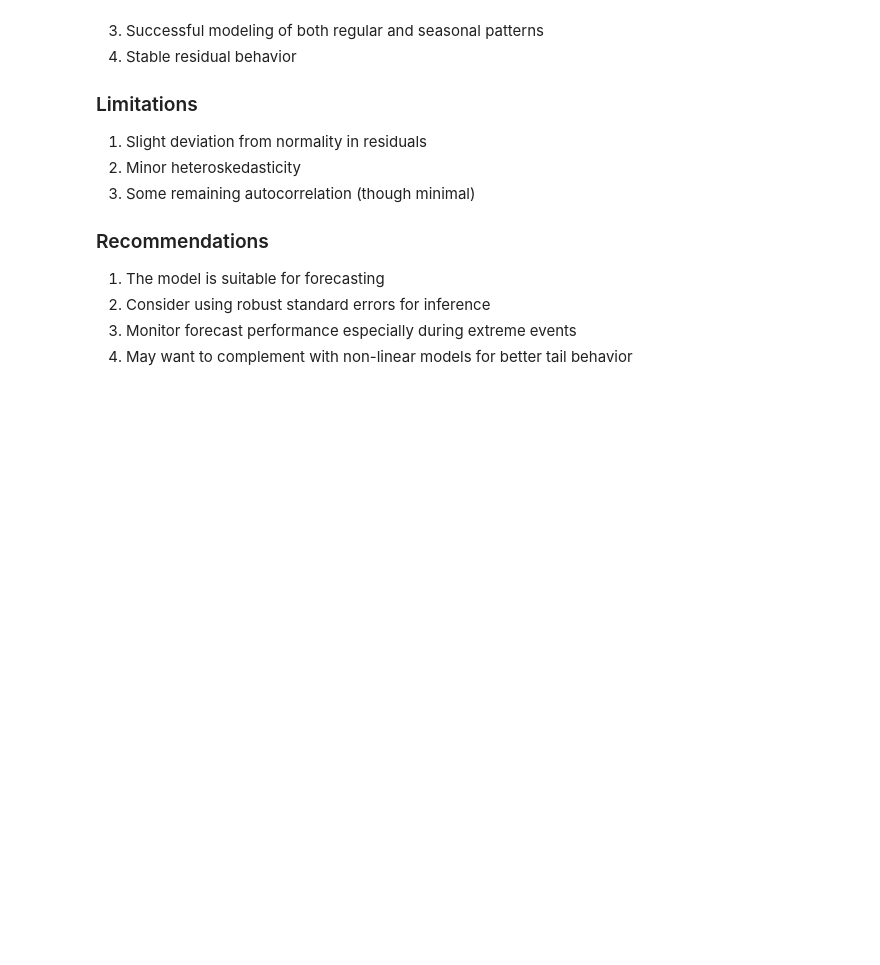
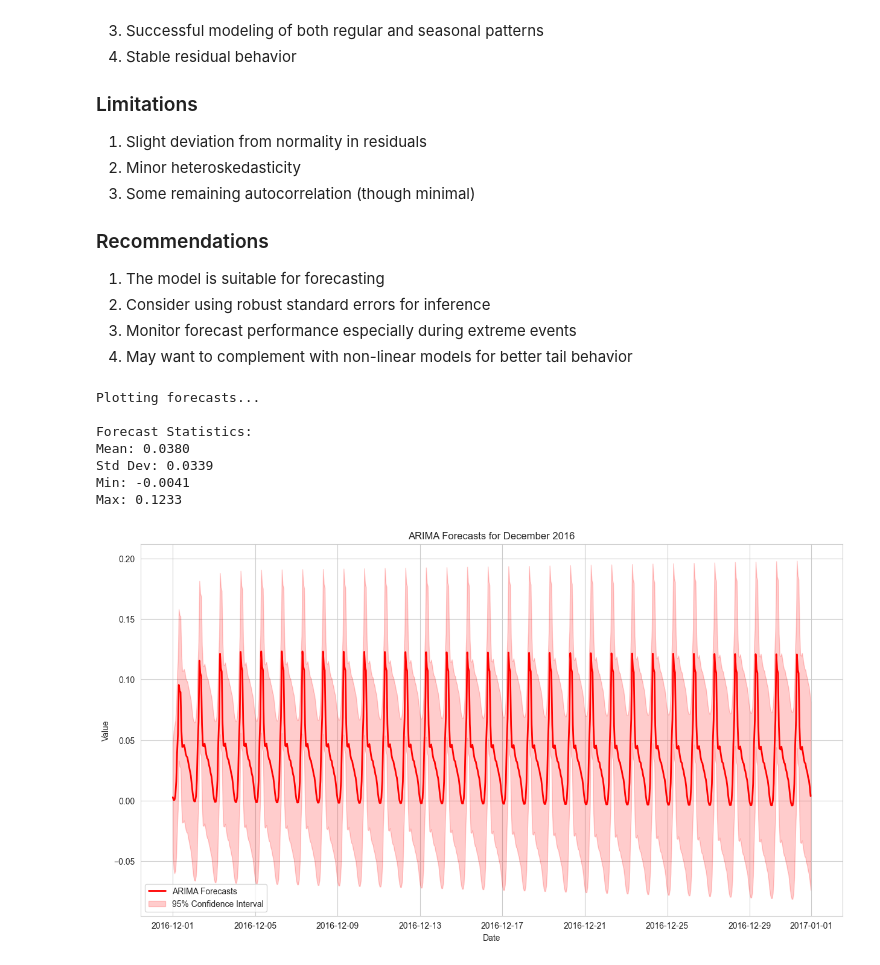
Before and after one commit to alexcri90/Project_TimeSeries, a Jupyter notebook: Notebook.ipynb, the cells around one changed output. Cells and saved outputs as stored; diff of their text form; code cells hidden in the pictures; blank space fills up the shorter version.

Commit message:
Notebook with some forecasts?

```diff
--- a/Notebook.ipynb
+++ b/Notebook.ipynb
@@ -1101,3 +1149,56 @@ All model parameters are highly significant (p < 0.001):
 2. Consider using robust standard errors for inference
 3. Monitor forecast performance especially during extreme events
 4. May want to complement with non-linear models for better tail behavior
+# %%
+# Cell 15 (NEW) - Plot just the forecasted values
+def plot_forecasts_only(forecast_csv):
+    """
+    Plot only the forecasted values for December 2016
+    """
+    # Read the forecasts
+    forecasts = pd.read_csv(forecast_csv)
+    forecasts['datetime'] = pd.to_datetime(forecasts['datetime'])
+
+    # Create plot
+    plt.figure(figsize=(15, 8))
+
+    # Plot forecasts
+    plt.plot(forecasts['datetime'], forecasts['ARIMA_forecast'],
+             label='ARIMA Forecasts', color='red', linewidth=2)
+
+    # Add confidence intervals
+    plt.fill_between(forecasts['datetime'],
+                    forecasts['ARIMA_lower'],
+                    forecasts['ARIMA_upper'],
+                    color='red', alpha=0.2,
+                    label='95% Confidence Interval')
+
+    plt.title('ARIMA Forecasts for December 2016')
+    plt.ylabel('Value')
+    plt.xlabel('Date')
+    plt.legend()
+    plt.grid(True)
+
+    # Print some statistics about the forecasts
+    print("\nForecast Statistics:")
+    print(f"Mean: {forecasts['ARIMA_forecast'].mean():.4f}")
+    print(f"Std Dev: {forecasts['ARIMA_forecast'].std():.4f}")
+    print(f"Min: {forecasts['ARIMA_forecast'].min():.4f}")
+    print(f"Max: {forecasts['ARIMA_forecast'].max():.4f}")
+
+    plt.show()
+
+if os.path.exists('arima_forecasts.csv'):
+    print("Plotting forecasts...")
+    plot_forecasts_only('arima_forecasts.csv')
+else:
+    print("No forecast file found. Please run the ARIMA model first.")
+# %% [output]
+Plotting forecasts...
+
+Forecast Statistics:
+Mean: 0.0380
+Std Dev: 0.0339
+Min: -0.0041
+Max: 0.1233
+[figure, added]
```
Also changed, not shown: parts of 5 cells of this notebook, 1 other file.
